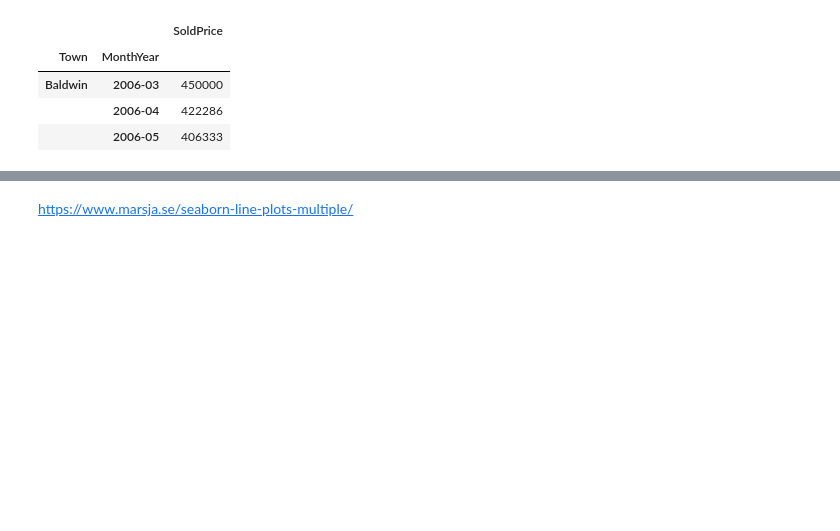
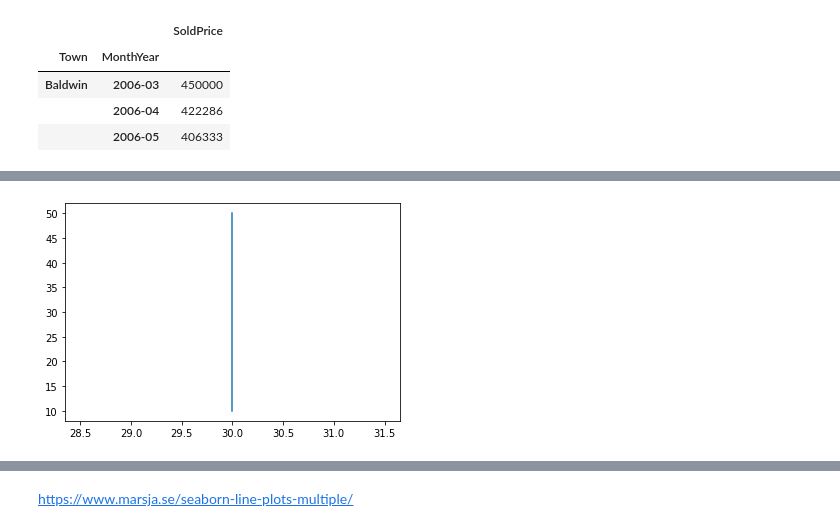
Before and after one commit to JF11579/New-Stuff, a Jupyter notebook: Nassau_RE_Sales_Since_2006.ipynb, the cells around one changed output, grey strips where cells are left out. Cells and saved outputs as stored; diff of their text form; code cells hidden in the pictures; blank space fills up the shorter version.

```diff
--- a/Nassau_RE_Sales_Since_2006.ipynb
+++ b/Nassau_RE_Sales_Since_2006.ipynb
@@ -456,0 +499,11 @@ Nassau_Monthly_Avg.head(3)
+# %%
+# plot single verticl line
+# create data
+x = [10,20,30,40,50]
+y = [30,30,30,30,30]
+# %%
+# plot line
+plt.plot(y,x)
+plt.show()
+# %% [output]
+[figure, added]
```
Also changed, not shown: parts of 17 cells of this notebook.
